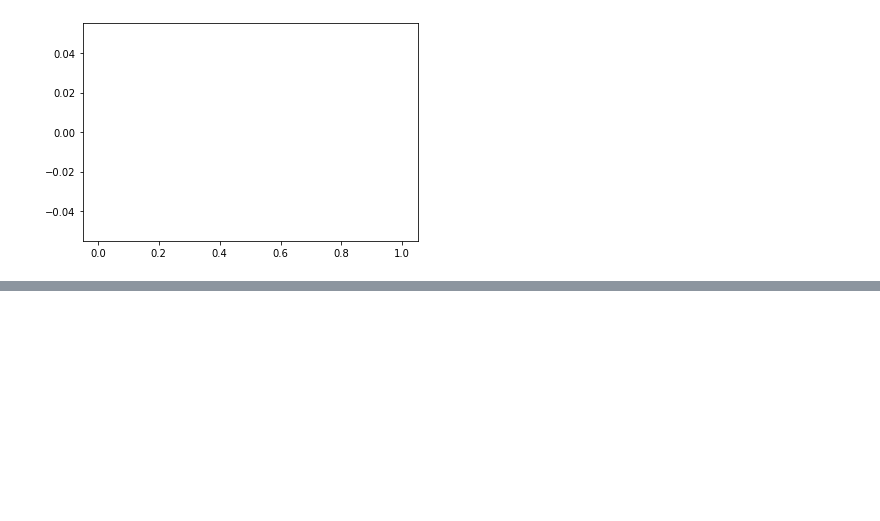
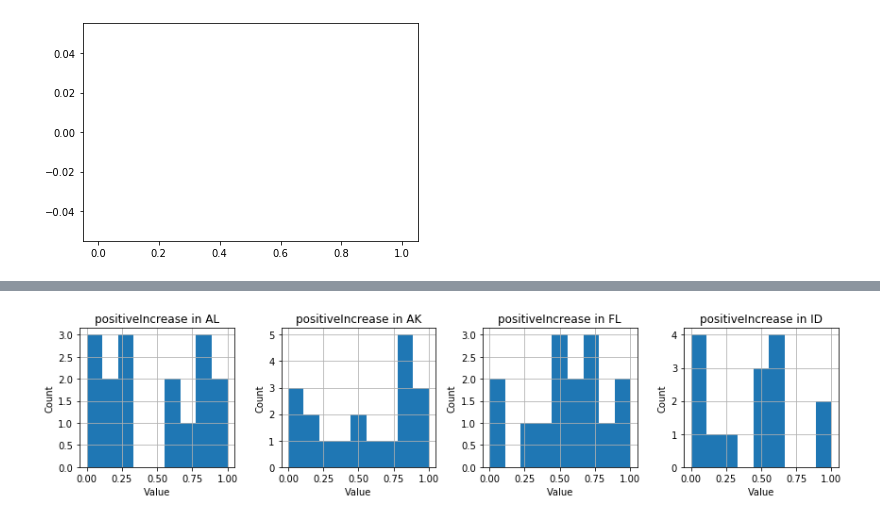
Before and after one commit to biborsz/COVID-social-distancing-sentiment-analysis, a Jupyter notebook: codes-ederlyn/EDA on covid-daily.ipynb, the cells around one changed output, grey strips where cells are left out. Saved outputs shown, nothing was run; the diff lists cells and outputs as text; code cells hidden in the pictures; blank space fills up the shorter version.

```diff
--- a/codes-ederlyn/EDA on covid-daily.ipynb
+++ b/codes-ederlyn/EDA on covid-daily.ipynb
@@ -387,0 +413,26 @@ array([<matplotlib.axes._subplots.AxesSubplot object at 0x...>],
+# %%
+# Create some dummy data
+
+data = pd.DataFrame()
+states = ["AL","AK","FL","ID"]
+
+data['state']=np.hstack([[state]*np.random.randint(10,20) for state in states])
+data['positiveIncrease']=np.random.random(data.shape[0])
+
+# Now create a figure
+fig, axes = plt.subplots(1,4, figsize=(12,3))
+
+# Now plot each zone on a particular axis
+for i, state in enumerate(states):
+    data.loc[data.state == state].hist(column='positiveIncrease',
+                                   bins=np.linspace(0,1,10),
+                                   ax=axes[i],
+                                   sharey=True)
+    axes[i].set_title('positiveIncrease in {0}'.format(state))
+    axes[i].set_xlabel('Value')
+    axes[i].set_ylabel('Count')
+
+fig.tight_layout()
+fig.show()
+# %% [output]
+[figure, added]
```
Also changed, not shown: parts of 6 cells of this notebook, 1 other file.
